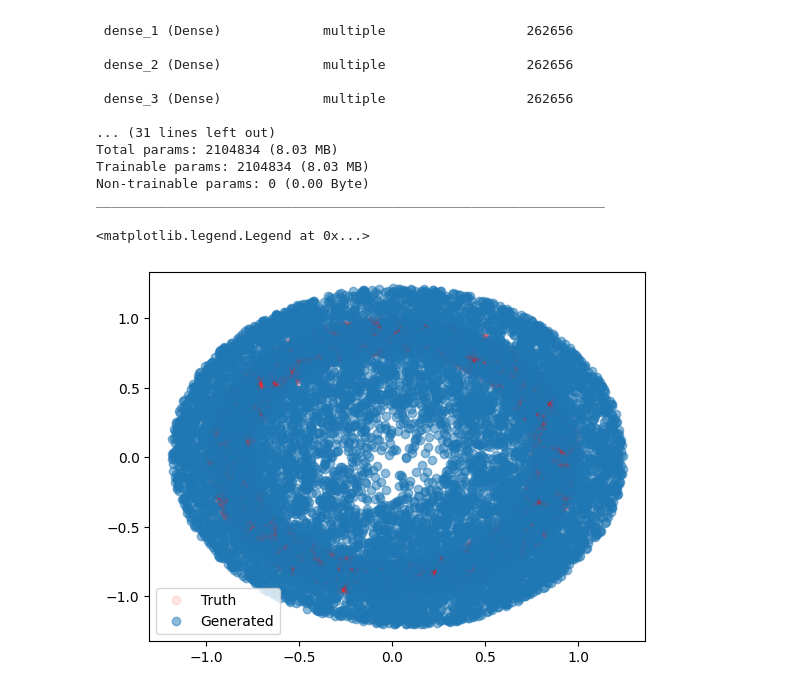
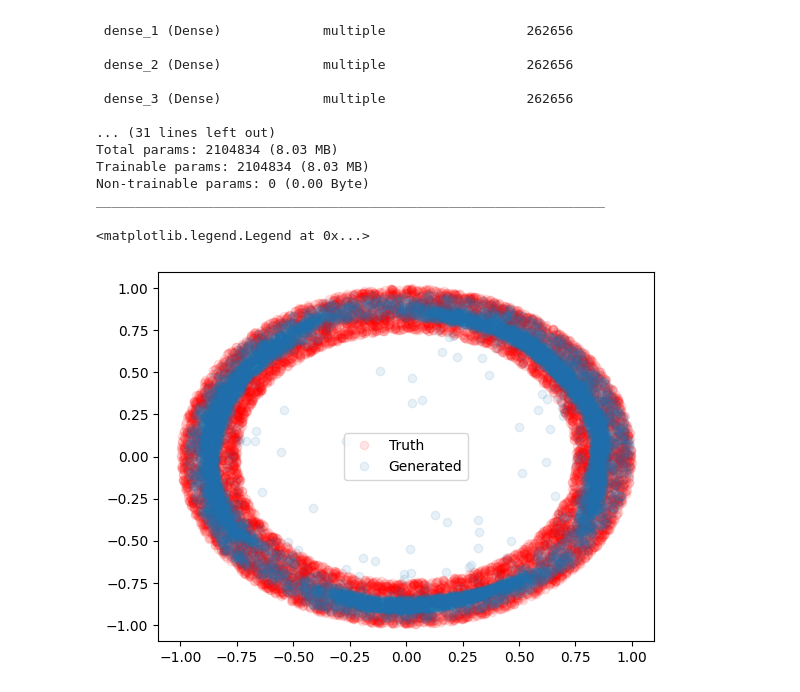
Before and after one commit to JeffersonLab/SciOptControlToolkit, a Jupyter notebook: jlab_rl/TF_GenModel_CEBAFContraintCircle.ipynb, the cells around one changed output. Drawn from its saved outputs; the diff is of its cells as text; code cells hidden in the pictures.

```diff
--- a/jlab_rl/TF_GenModel_CEBAFContraintCircle.ipynb
+++ b/jlab_rl/TF_GenModel_CEBAFContraintCircle.ipynb
@@ -26,8 +25,12 @@ def rdm_samples(ndim=2, nsamples=100, std_min=1, rcut=0.5, give_all=False):
     return np.array(vectors), len(vectors)/ntrials, np.array(all_vectors)
   return np.array(vectors), len(vectors)/ntrials
 # %%
-x, eff, x4 = rdm_samples(2,10000,1,0.0, give_all=True)
-print(x4.shape)
+#x = np.random.uniform(-1,1,(10000,2))
+x, eff, x4 = rdm_samples(2,10000,1.0,0.0, give_all=True)
+#print(x4.shape)
+print(eff)
 import matplotlib.pyplot as plt
 _ = plt.plot(x[:,0], x[:,1], '*')
+# import matplotlib.pyplot as plt
+# _ = plt.plot(x4[:,0], x4[:,1], 'o', alpha=0.05)
 # %% [output]
@@ -133,7 +147,7 @@ tensorboard_callback = tf.keras.callbacks.TensorBoard(
 early_stopping = tf.keras.callbacks.EarlyStopping(monitor='loss', patience=20)
 reduce_lr = tf.keras.callbacks.ReduceLROnPlateau(monitor='loss', factor=0.75,patience=25, min_lr=1e-6)
 #model.fit(x=x4,y=y, batch_size=250, epochs=500, verbose=0, shuffle=True, callbacks=[reduce_lr])
-model.fit(x=x4,y=y, batch_size=2000, epochs=500, verbose=0, shuffle=True, callbacks=[reduce_lr])
+model.fit(x=x4,y=y, batch_size=300, epochs=500, verbose=0, shuffle=True, callbacks=[reduce_lr])
 model.summary()
 # %% [output]
 Model: "constraint_circle_generator"
@@ -156,10 +170,10 @@ _________________________________________________________________
 # %%
 x2_2, eff_2, x4_2 = rdm_samples(2,10000,1,0.00, give_all=True)
 data_pred = model.predict_on_batch(x4_2)
 import matplotlib.pyplot as plt
 _ = plt.plot(y[:,0],y[:,1], 'ro', alpha=0.1, label='Truth')
-_ = plt.plot(data_pred[:,0],data_pred[:,1], 'o', alpha=0.5, label='Generated')
+_ = plt.plot(data_pred[:,0],data_pred[:,1], 'o', alpha=0.1, label='Generated')
 plt.legend()
 # %% [output]
 <matplotlib.legend.Legend at 0x...>
-[figure, old version]
+[figure, new version]
```
Also changed, not shown: parts of 7 cells of this notebook, 7 other files.
